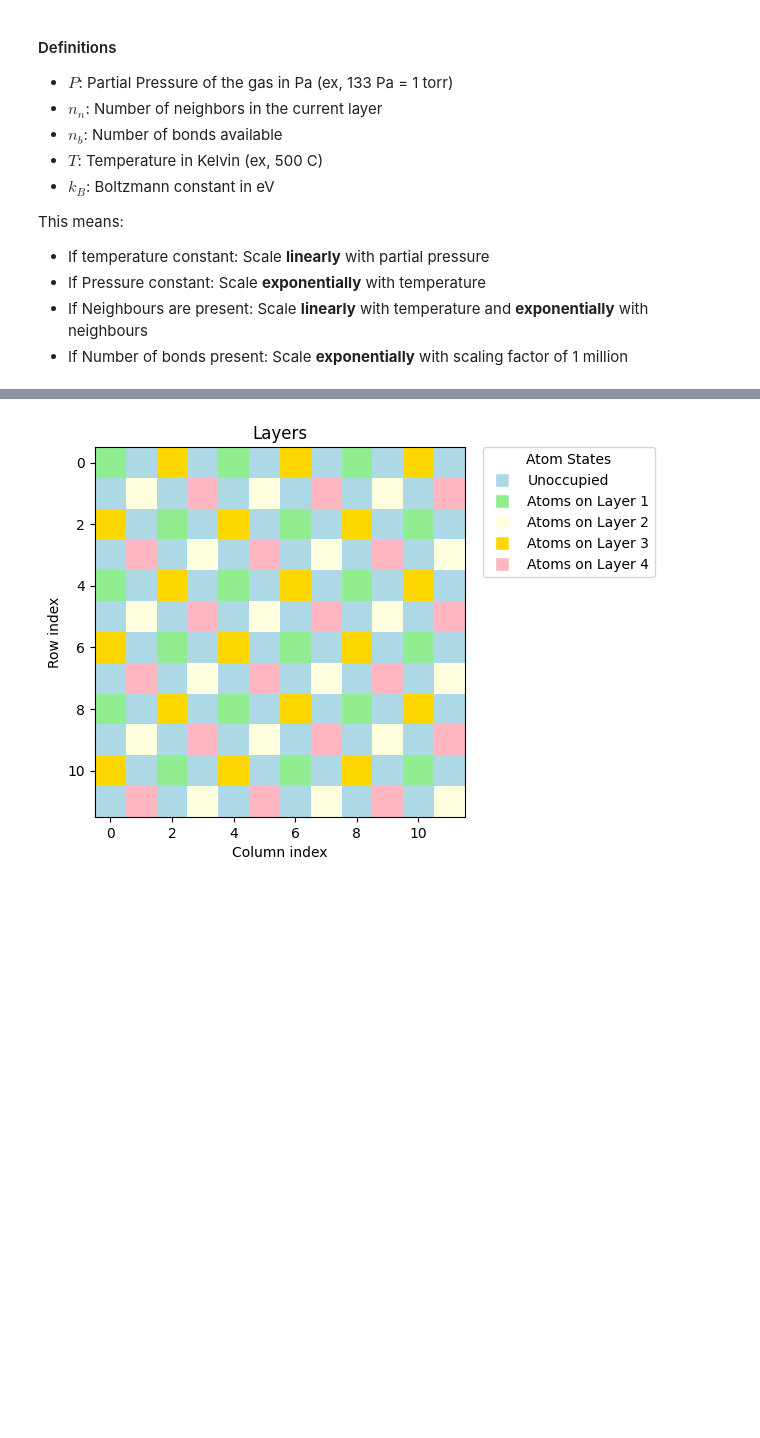
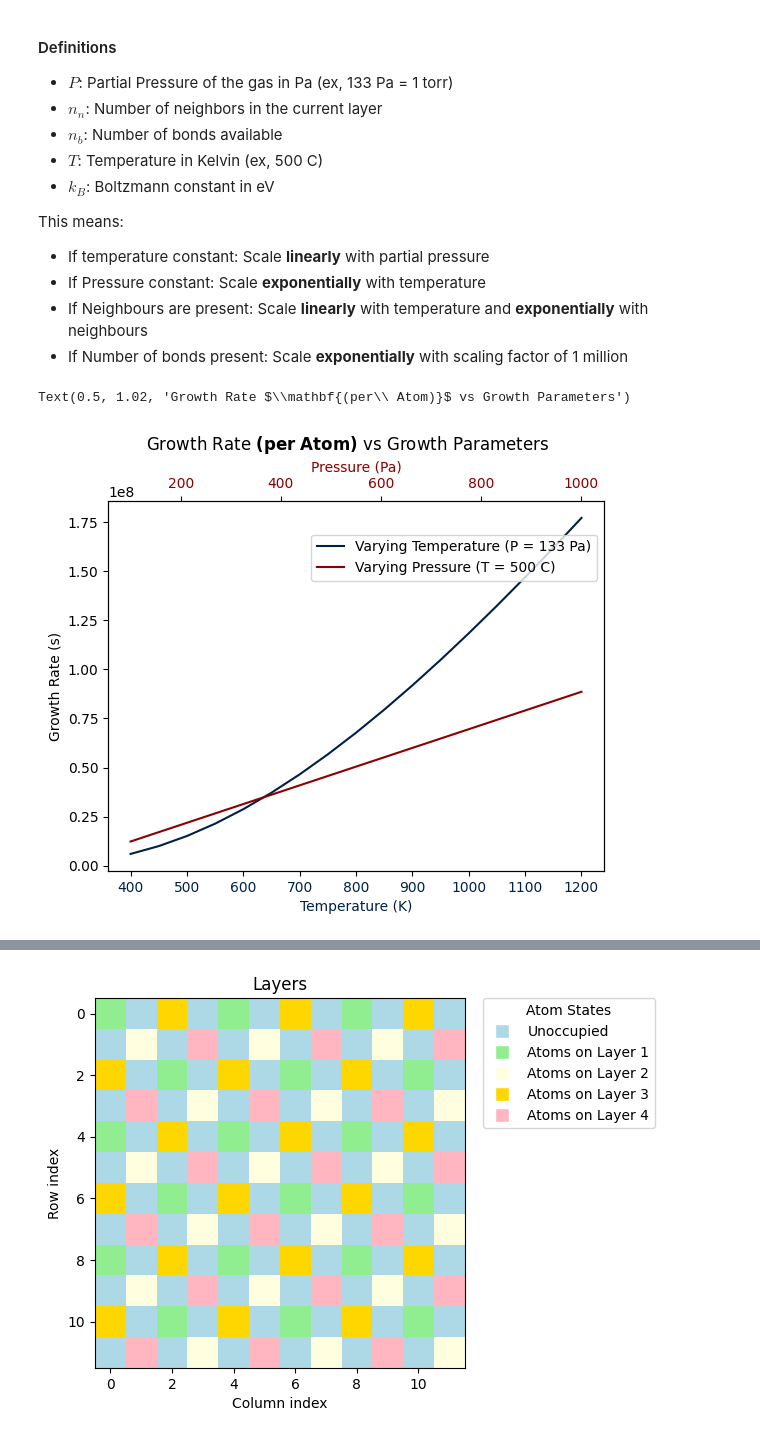
Before and after one commit to lisagavronskiy/si-epitaxy, a Jupyter notebook: Si-epitaxy.ipynb, the cells around one changed output, grey strips where cells are left out. Saved outputs shown, nothing was run; the diff lists cells and outputs as text; code cells hidden in the pictures; blank space fills up the shorter version.

```diff
--- a/Si-epitaxy.ipynb
+++ b/Si-epitaxy.ipynb
@@ -66,6 +66,42 @@ def growth_rate(P, nn, nb, T, kb):
     exponential = 4 * nb ** 2  * np.exp(-(1.39) / (kb*T)) * 10 ** 6
 
     return (linear * exponential) / 60
+# %%
+temperatures = list(range(400, 1201, 50)) # C
+pressures = list(range(100, 1001, 50)) # Pa
+
+rates_pressure = []
+rates_temperature = []
+
+nn, nb = 4, 2 # Max value for each growth rate input
+for P in pressures:
+    rate = growth_rate(P, nn, nb, 500, kb)
+    rates_pressure.append(rate)
+
+for T in temperatures:
+    rate = growth_rate(133, nn, nb, T, kb)
+    rates_temperature.append(rate)
+
+fig, ax1 = plt.subplots()
+
+# Plot data on the first axis
+ax1.plot(temperatures, rates_temperature, color='#002147', label='Varying Temperature (P = 133 Pa)')
+ax1.set_xlabel('Temperature (K)', color='#002147')
+ax1.set_ylabel('Growth Rate (s)') #, color='b')
+ax1.tick_params(axis='x', labelcolor='#002147')
+
+# Create a second x-axis
+ax2 = ax1.twiny()
+ax2.plot(pressures, rates_pressure, color='#8B0000', label='Varying Pressure (T = 500 C)')
+ax2.set_xlabel('Pressure (Pa)', color='#8B0000')
+ax2.tick_params(axis='x', labelcolor='#8B0000')
+
+# Add a legend
+fig.legend(loc='lower right', bbox_to_anchor=(0.9, 0.7))
+fig.suptitle('Growth Rate ' + r'$\mathbf{(per\ Atom)}$' + ' vs Growth Parameters', y=1.02)
+# %% [output]
+Text(0.5, 1.02, 'Growth Rate $\\mathbf{(per\\ Atom)}$ vs Growth Parameters')
+[figure, added]
 # %% [markdown]
 ### Grain growth:
 There are 4 different distinct layers. The initial substrate will start following a type 1 layer.
```
Also changed, not shown: parts of 19 cells of this notebook, 29 other files.
